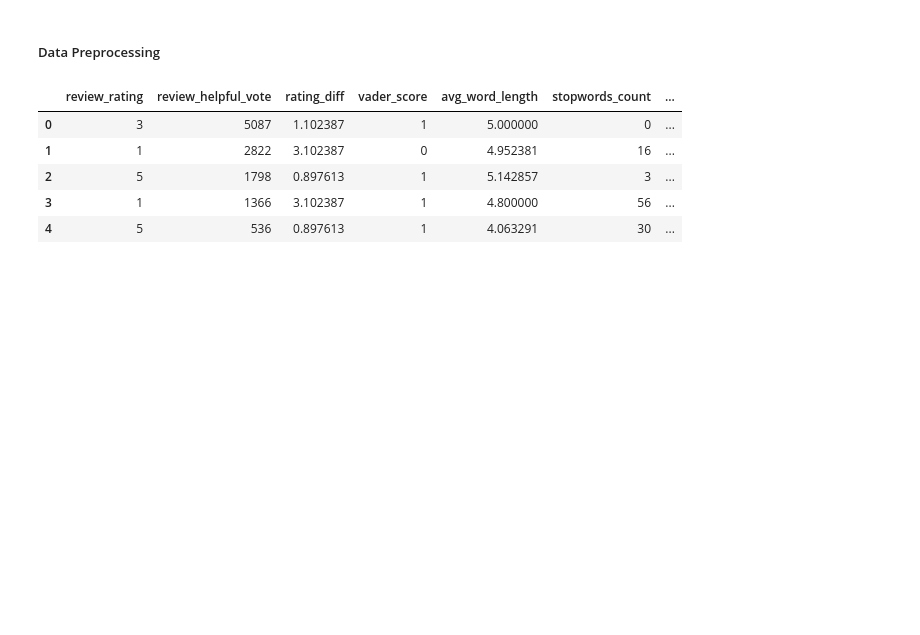
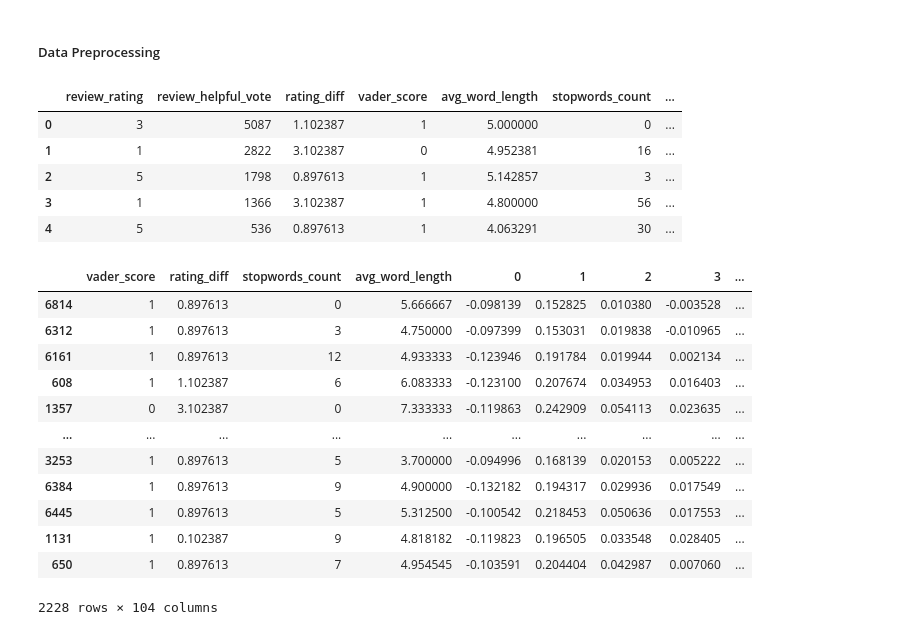
Before and after one commit to Shrey-Sharma7/Review_Helpfulness_Prediction, a Jupyter notebook: final.ipynb, the cells around one changed output. Drawn from its saved outputs; the diff is of its cells as text; code cells hidden in the pictures; blank space fills up the shorter version.

```diff
--- a/final.ipynb
+++ b/final.ipynb
@@ -82,5 +83,7 @@ mydf.head()
 # %%
 X = mydf[['lemmatized','vader_score','rating_diff','stopwords_count','avg_word_length']]
 y = mydf['helpfulness']
+# %%
+X_train, X_test, y_train, y_test = train_test_split(X,y, test_size = 0.3)
 # %%
 # X_train_merged = X_train.merge(pd.DataFrame(X_train_vect_avg, index = X_train.index), right_index = True, left_index = True)
@@ -88,9 +91,10 @@ y = mydf['helpfulness']
 # X_train_final = X_train_merged.drop('lemmatized', axis =1)
 # X_test_final = X_test_merged.drop('lemmatized', axis=1)
 # %%
-model = Word2Vec(X['lemmatized'], vector_size=100, window=5, min_count=2,sg=1)
+model = Word2Vec(X_train['lemmatized'], vector_size=100, window=5, min_count=2,sg=1)
 words = set(model.wv.index_to_key)
-X_train_vect = np.array([np.array([model.wv[i] for i in ls if i in words]) for ls in X.lemmatized])
+X_train_vect = np.array([np.array([model.wv[i] for i in ls if i in words]) for ls in X_train.lemmatized])
+X_test_vect = np.array([np.array([model.wv[i] for i in ls if i in words]) for ls in X_test.lemmatized])
 
 X_train_vect_avg = []
 for v in X_train_vect:
@@ -99,5 +103,16 @@ for v in X_train_vect:
     else:
         X_train_vect_avg.append(np.zeros(100,dtype=float))
 
-X_train_merged = X.merge(pd.DataFrame(X_train_vect_avg, index = X.index), right_index = True, left_index = True)
+X_test_vect_avg = []
+for v in X_test_vect:
+    if v.size:
+        X_test_vect_avg.append(v.mean(axis=0))
+    else:
+        X_test_vect_avg.append(np.zeros(100,dtype=float))
+
+# X_train_merged = X.merge(pd.DataFrame(X_train_vect_avg, index = X.index), right_index = True, left_index = True)
+# X_train_final = X_train_merged.drop('lemmatized', axis =1)
+X_train_merged = X_train.merge(pd.DataFrame(X_train_vect_avg, index = X_train.index), right_index = True, left_index = True)
+X_test_merged = X_test.merge(pd.DataFrame(X_test_vect_avg, index = X_test.index), right_index = True, left_index = True)
 X_train_final = X_train_merged.drop('lemmatized', axis =1)
+X_test_final = X_test_merged.drop('lemmatized', axis=1)
@@ -112,0 +119,16 @@ params = [{'svc__kernels' = ['linear','rbf','poly'],'svc__gammas' = [0.1, 1, 10,
+# %%
+X_train_final
+# %% [output]
+|  | vader_score | rating_diff | stopwords_count | avg_word_length | 0 | 1 | 2 | 3 | ... |
+| 6814 | 1 | 0.897613 | 0 | 5.666667 | -0.098139 | 0.152825 | 0.010380 | -0.003528 | ... |
+| 6312 | 1 | 0.897613 | 3 | 4.750000 | -0.097399 | 0.153031 | 0.019838 | -0.010965 | ... |
+| 6161 | 1 | 0.897613 | 12 | 4.933333 | -0.123946 | 0.191784 | 0.019944 | 0.002134 | ... |
+| 608 | 1 | 1.102387 | 6 | 6.083333 | -0.123100 | 0.207674 | 0.034953 | 0.016403 | ... |
+| 1357 | 0 | 3.102387 | 0 | 7.333333 | -0.119863 | 0.242909 | 0.054113 | 0.023635 | ... |
+| ... | ... | ... | ... | ... | ... | ... | ... | ... | ... |
+| 3253 | 1 | 0.897613 | 5 | 3.700000 | -0.094996 | 0.168139 | 0.020153 | 0.005222 | ... |
+| 6384 | 1 | 0.897613 | 9 | 4.900000 | -0.132182 | 0.194317 | 0.029936 | 0.017549 | ... |
+| 6445 | 1 | 0.897613 | 5 | 5.312500 | -0.100542 | 0.218453 | 0.050636 | 0.017553 | ... |
+| 1131 | 1 | 0.102387 | 9 | 4.818182 | -0.119823 | 0.196505 | 0.033548 | 0.028405 | ... |
+| 650 | 1 | 0.897613 | 7 | 4.954545 | -0.103591 | 0.204404 | 0.042987 | 0.007060 | ... |
+2228 rows × 104 columns
```
Also changed, not shown: parts of 10 cells of this notebook, 1 other file.
